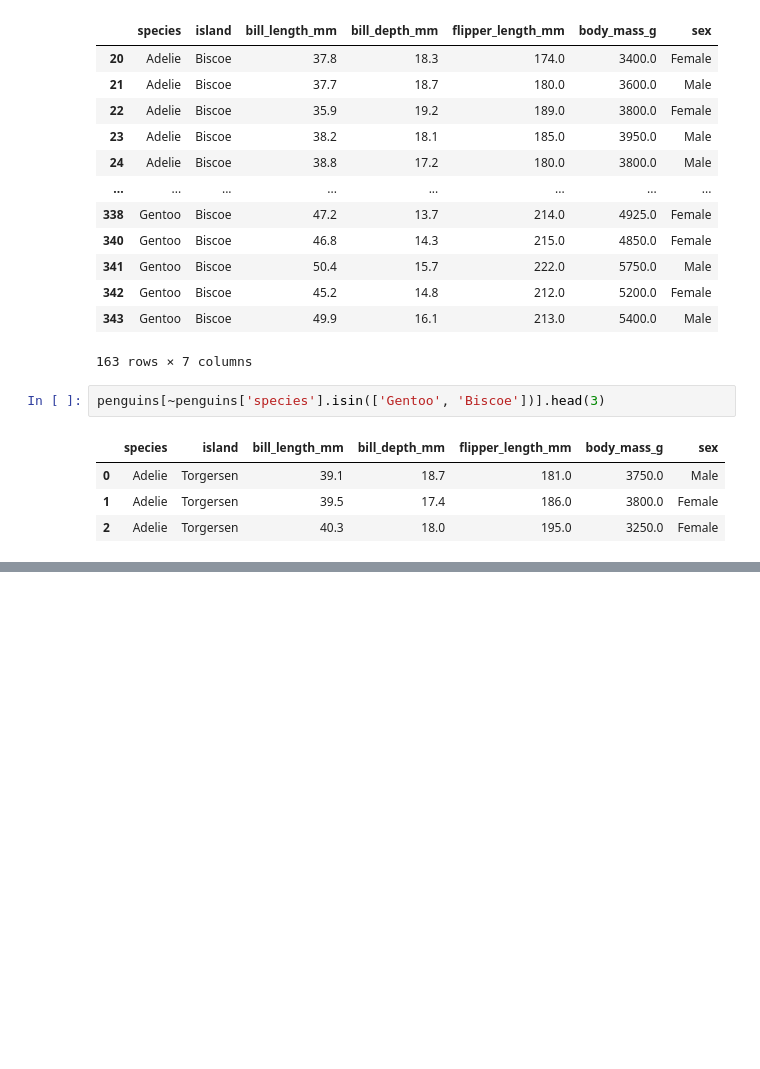
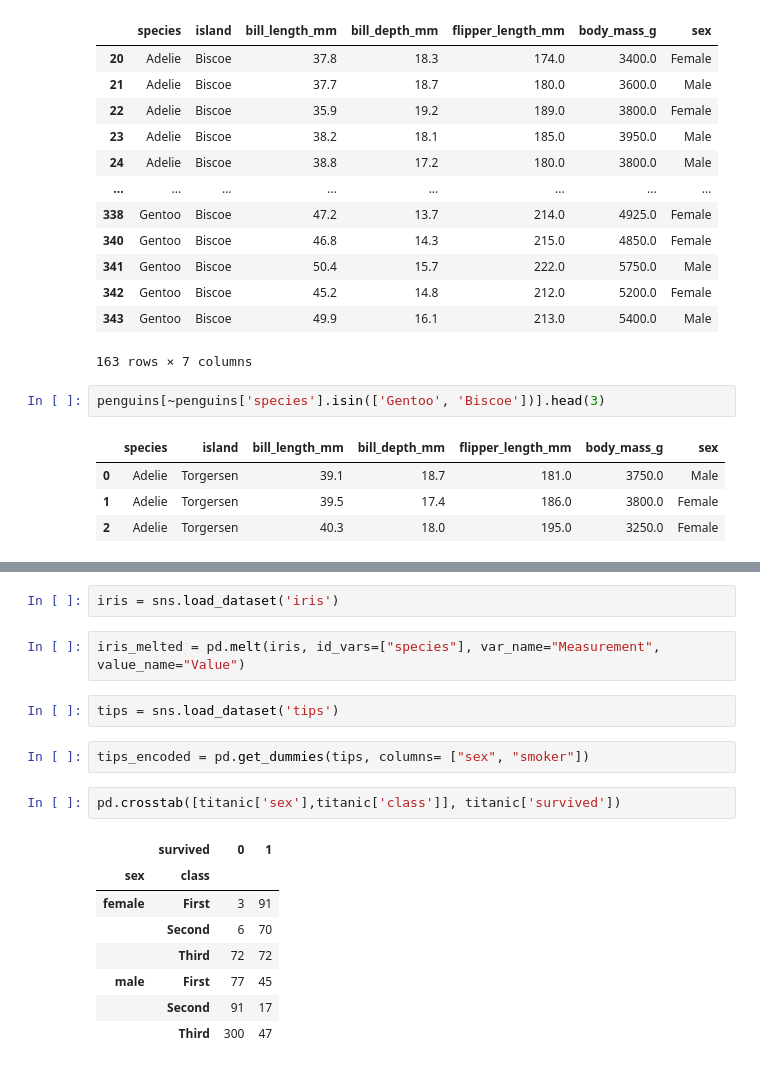
Before and after one commit to b3rian/Data_Science, a Jupyter notebook: pandas tutorial.ipynb, the cells around one changed output, grey strips where cells are left out. Cells and saved outputs as stored; diff of their text form; blank space fills up the shorter version.

```diff
--- a/pandas tutorial.ipynb
+++ b/pandas tutorial.ipynb
@@ -267,0 +305,19 @@ penguins.get(['species', 'body_mass_g', 'Species'])
+# %%
+iris = sns.load_dataset('iris')
+# %%
+iris_melted = pd.melt(iris, id_vars=["species"], var_name="Measurement", value_name="Value")
+# %%
+tips = sns.load_dataset('tips')
+# %%
+tips_encoded = pd.get_dummies(tips, columns= ["sex", "smoker"])
+# %%
+pd.crosstab([titanic['sex'],titanic['class']], titanic['survived'])
+# %% [output]
+|  | survived | 0 | 1 |
+| sex | class |  |  |
+| female | First | 3 | 91 |
+|  | Second | 6 | 70 |
+|  | Third | 72 | 72 |
+| male | First | 77 | 45 |
+|  | Second | 91 | 17 |
+|  | Third | 300 | 47 |
```
Also changed, not shown: parts of 7 cells of this notebook, 3 other files.
